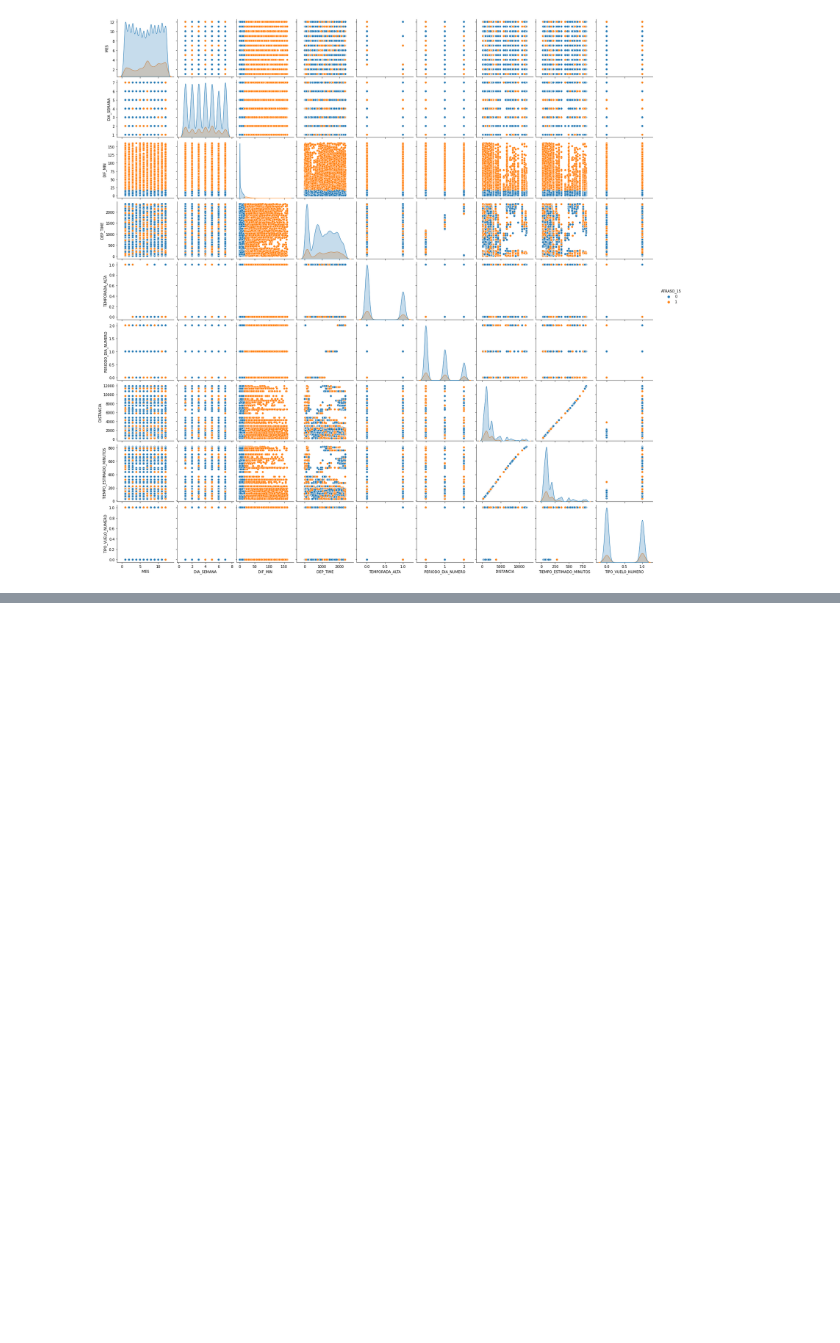
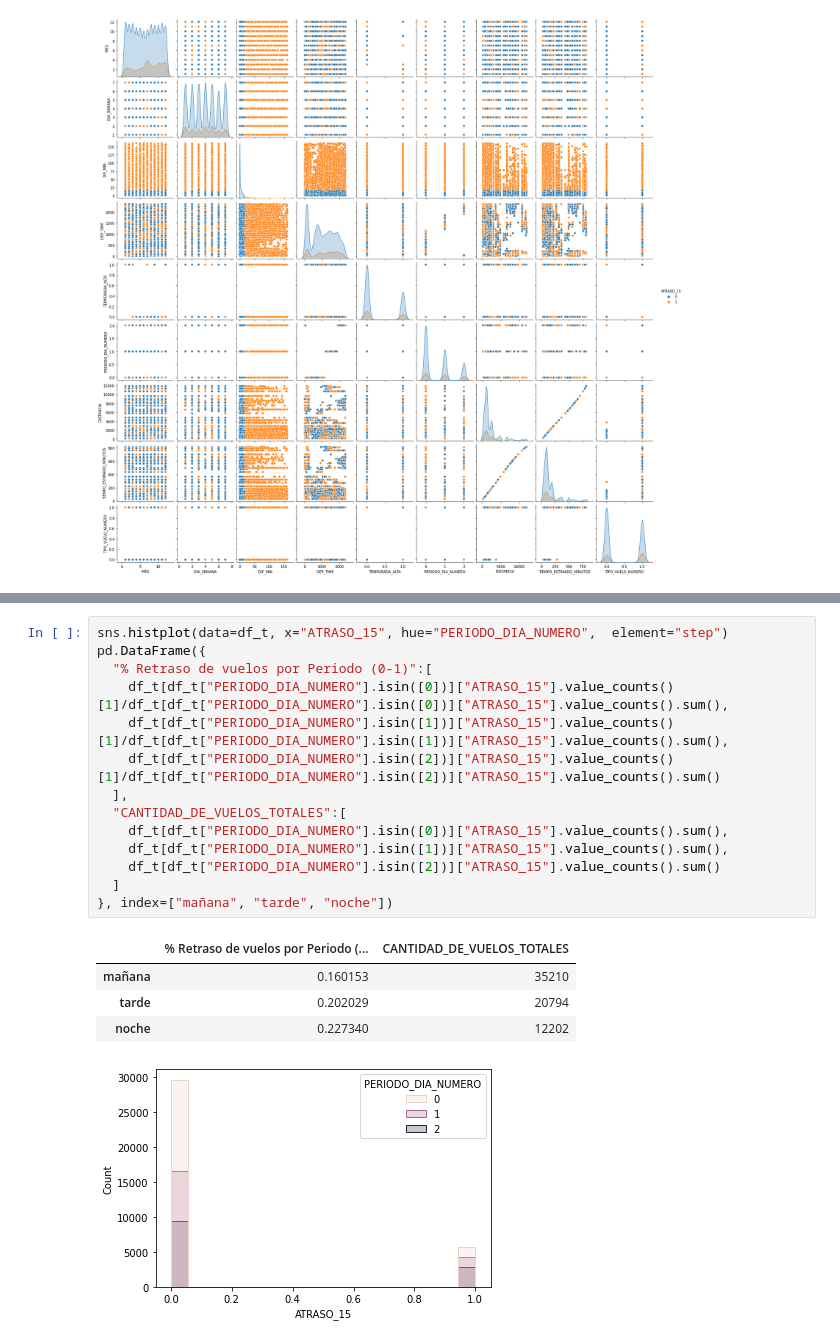
Before and after one commit to cristhianplazao/latamairlines, a Jupyter notebook: analysis.ipynb, the cells around one changed output, grey strips where cells are left out. Drawn from its saved outputs; the diff is of its cells as text; blank space fills up the shorter version.

```diff
--- a/analysis.ipynb
+++ b/analysis.ipynb
@@ -224,0 +231,20 @@ plt.show()
+# %%
+sns.histplot(data=df_t, x="ATRASO_15", hue="PERIODO_DIA_NUMERO",  element="step")
+pd.DataFrame({
+  "% Retraso de vuelos por Periodo (0-1)":[
+    df_t[df_t["PERIODO_DIA_NUMERO"].isin([0])]["ATRASO_15"].value_counts()[1]/df_t[df_t["PERIODO_DIA_NUMERO"].isin([0])]["ATRASO_15"].value_counts().sum(),
+    df_t[df_t["PERIODO_DIA_NUMERO"].isin([1])]["ATRASO_15"].value_counts()[1]/df_t[df_t["PERIODO_DIA_NUMERO"].isin([1])]["ATRASO_15"].value_counts().sum(),
+    df_t[df_t["PERIODO_DIA_NUMERO"].isin([2])]["ATRASO_15"].value_counts()[1]/df_t[df_t["PERIODO_DIA_NUMERO"].isin([2])]["ATRASO_15"].value_counts().sum()
+  ],
+  "CANTIDAD_DE_VUELOS_TOTALES":[
+    df_t[df_t["PERIODO_DIA_NUMERO"].isin([0])]["ATRASO_15"].value_counts().sum(),
+    df_t[df_t["PERIODO_DIA_NUMERO"].isin([1])]["ATRASO_15"].value_counts().sum(),
+    df_t[df_t["PERIODO_DIA_NUMERO"].isin([2])]["ATRASO_15"].value_counts().sum()
+  ]
+}, index=["mañana", "tarde", "noche"])
+# %% [output]
+|  | % Retraso de vuelos por Periodo (... | CANTIDAD_DE_VUELOS_TOTALES |
+| mañana | 0.160153 | 35210 |
+| tarde | 0.202029 | 20794 |
+| noche | 0.227340 | 12202 |
+[figure, added]
```
Also changed, not shown: parts of 3 cells of this notebook.
